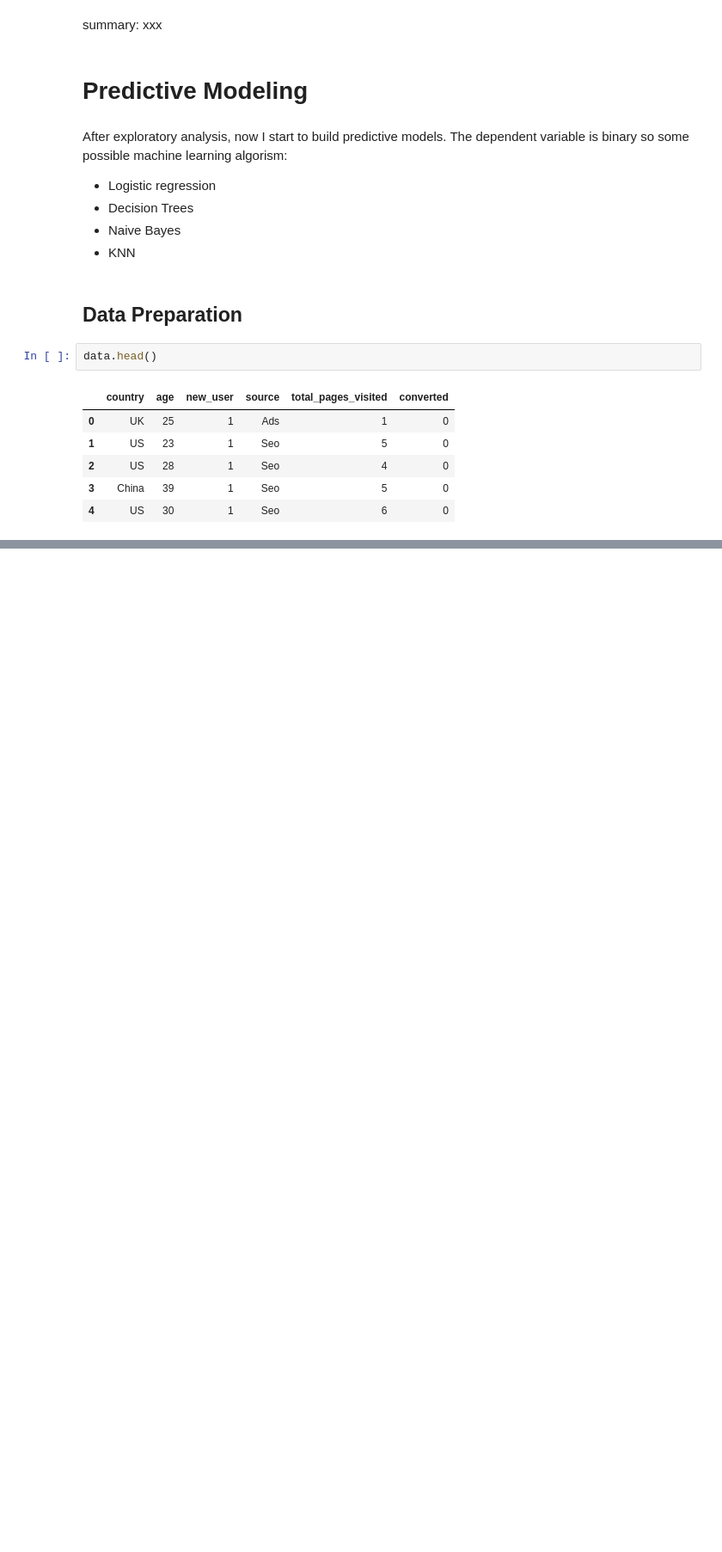
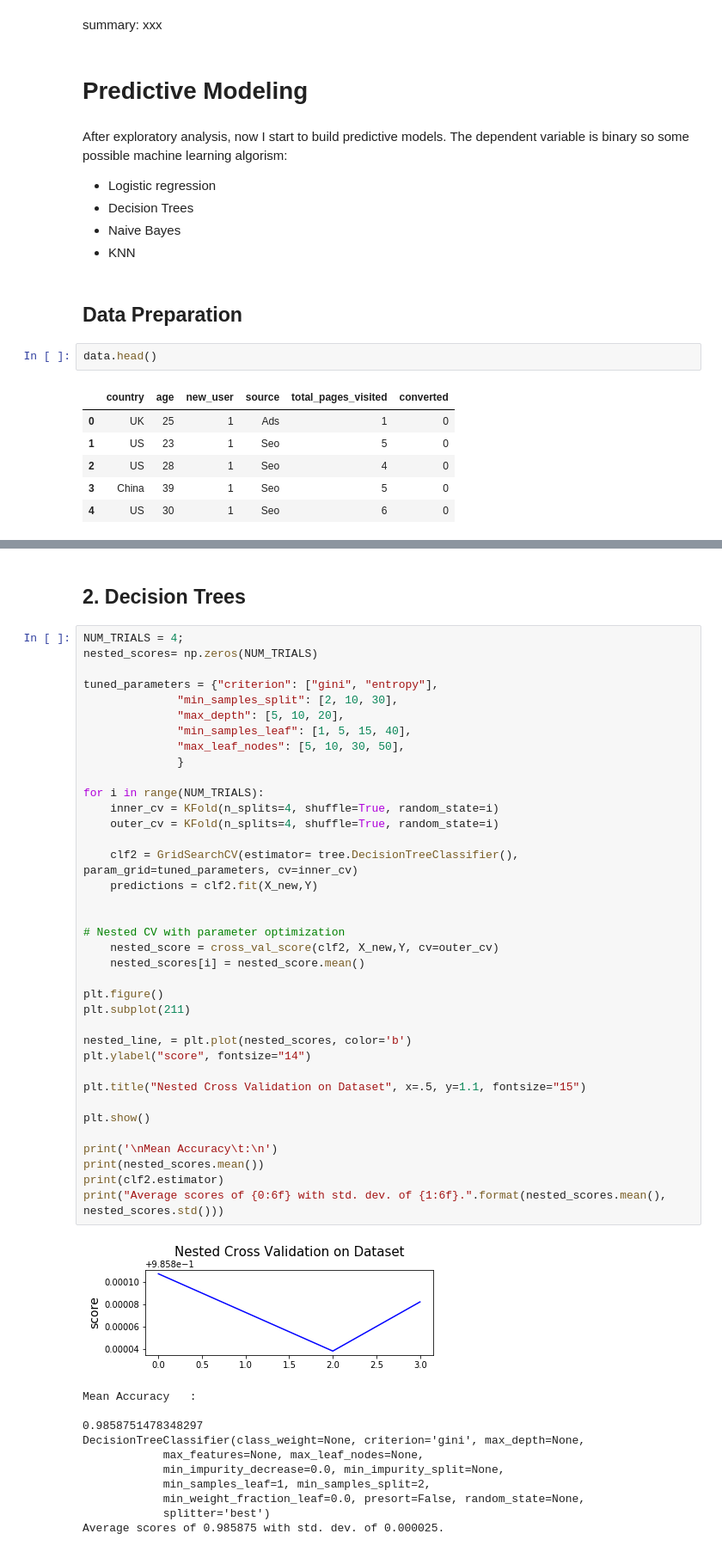
Before and after one commit to kitlynkuo/Data-Challenge, a Jupyter notebook: Conversion Rate.ipynb, the cells around one changed output, grey strips where cells are left out. Shown at 86% size. Saved outputs shown, nothing was run; the diff lists cells and outputs as text; blank space fills up the shorter version.

```diff
--- a/Conversion Rate.ipynb
+++ b/Conversion Rate.ipynb
@@ -217,0 +348,51 @@ clf = linear_model.LogisticRegression(C=1e5,multi_class='multinomial',solver ='n
+# %% [markdown]
+## 2. Decision Trees
+# %%
+NUM_TRIALS = 4;
+nested_scores= np.zeros(NUM_TRIALS)
+
+tuned_parameters = {"criterion": ["gini", "entropy"],
+              "min_samples_split": [2, 10, 30],
+              "max_depth": [5, 10, 20],
+              "min_samples_leaf": [1, 5, 15, 40],
+              "max_leaf_nodes": [5, 10, 30, 50],
+              }
+
+for i in range(NUM_TRIALS):
+    inner_cv = KFold(n_splits=4, shuffle=True, random_state=i)
+    outer_cv = KFold(n_splits=4, shuffle=True, random_state=i)
+
+    clf2 = GridSearchCV(estimator= tree.DecisionTreeClassifier(), param_grid=tuned_parameters, cv=inner_cv)
+    predictions = clf2.fit(X_new,Y)
+
+
+# Nested CV with parameter optimization
+    nested_score = cross_val_score(clf2, X_new,Y, cv=outer_cv)
+    nested_scores[i] = nested_score.mean()
+
+plt.figure()
+plt.subplot(211)
+
+nested_line, = plt.plot(nested_scores, color='b')
+plt.ylabel("score", fontsize="14")
+
+plt.title("Nested Cross Validation on Dataset", x=.5, y=1.1, fontsize="15")
+
+plt.show()
+
+print('\nMean Accuracy\t:\n')
+print(nested_scores.mean())
+print(clf2.estimator)
+print("Average scores of {0:6f} with std. dev. of {1:6f}.".format(nested_scores.mean(), nested_scores.std()))
+# %% [output]
+[figure, added]
+Mean Accuracy   :
+
+0.9858751478348297
+DecisionTreeClassifier(class_weight=None, criterion='gini', max_depth=None,
+            max_features=None, max_leaf_nodes=None,
+            min_impurity_decrease=0.0, min_impurity_split=None,
+            min_samples_leaf=1, min_samples_split=2,
+            min_weight_fraction_leaf=0.0, presort=False, random_state=None,
+            splitter='best')
+Average scores of 0.985875 with std. dev. of 0.000025.
```
Also changed, not shown: parts of 21 cells of this notebook.
